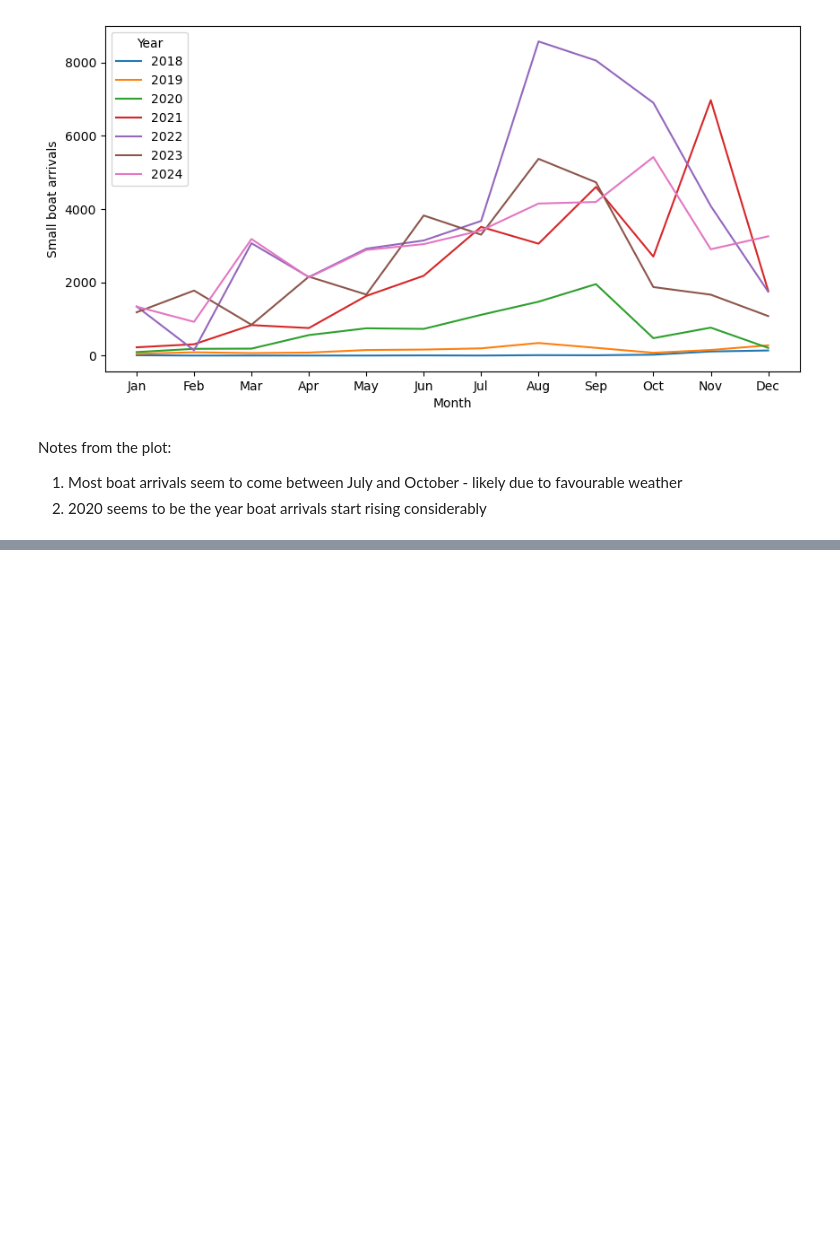
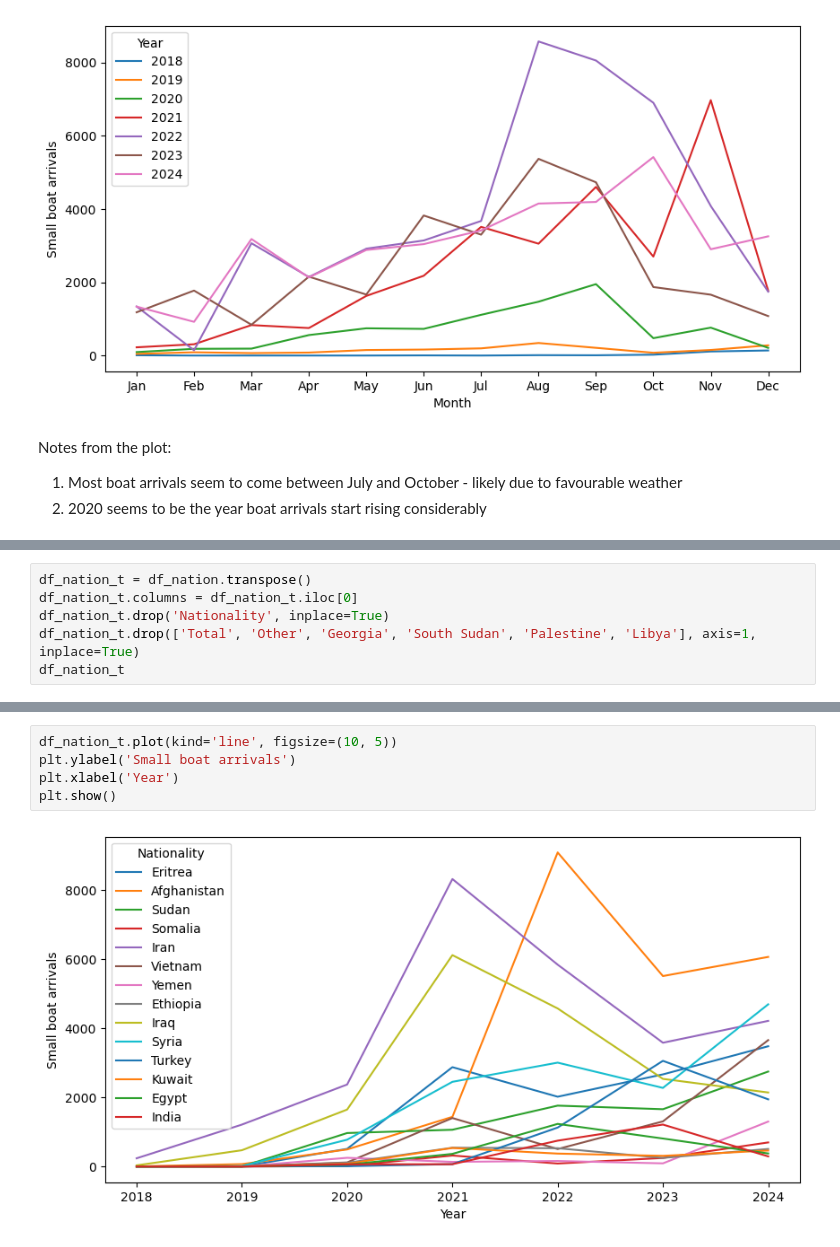
Before and after one commit to esencela/uk-immigration-data-analysis, a Jupyter notebook: notebooks/irregular-exploratory-data-analysis.ipynb, the cells around one changed output, grey strips where cells are left out. Drawn from its saved outputs; the diff is of its cells as text; blank space fills up the shorter version.

```diff
--- a/notebooks/irregular-exploratory-data-analysis.ipynb
+++ b/notebooks/irregular-exploratory-data-analysis.ipynb
@@ -75,0 +108,6 @@ Notes from the plot:
+# %%
+df_nation_t = df_nation.transpose()
+df_nation_t.columns = df_nation_t.iloc[0]
+df_nation_t.drop('Nationality', inplace=True)
+df_nation_t.drop(['Total', 'Other', 'Georgia', 'South Sudan', 'Palestine', 'Libya'], axis=1, inplace=True)
+df_nation_t
@@ -75,0 +123,7 @@ Notes from the plot:
+# %%
+df_nation_t.plot(kind='line', figsize=(10, 5))
+plt.ylabel('Small boat arrivals')
+plt.xlabel('Year')
+plt.show()
+# %% [output]
+[figure, added]
```
Also changed, not shown: parts of 11 cells of this notebook, 2 other files.
